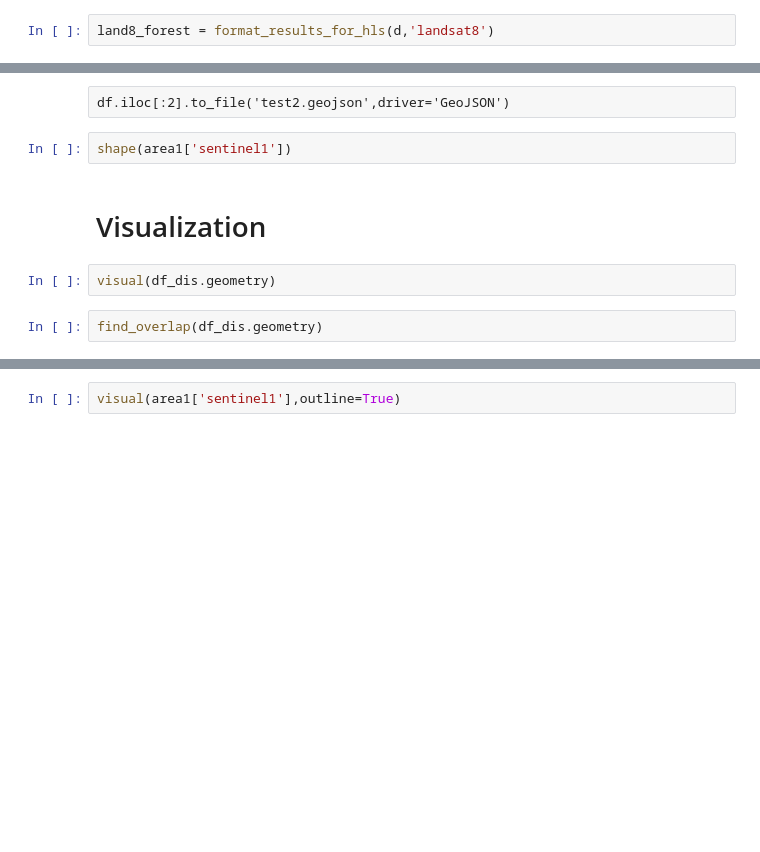
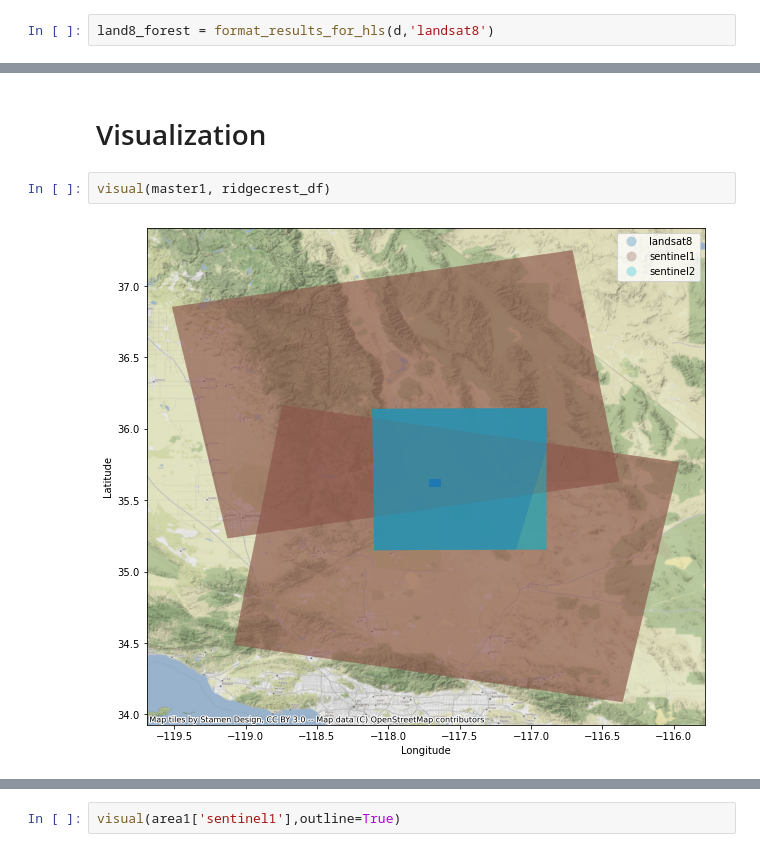
Before and after one commit to kvenkman/opera_coverage, a Jupyter notebook: notebooks/Coverage.ipynb, the cells around one changed output, grey strips where cells are left out. Cells and saved outputs as stored; diff of their text form; blank space fills up the shorter version.

```diff
--- a/notebooks/Coverage.ipynb
+++ b/notebooks/Coverage.ipynb
@@ -212,10 +189,6 @@ d[1].to_dict()
-# %% [raw]
-df.iloc[:2].to_file('test2.geojson',driver='GeoJSON')
-# %%
-shape(area1['sentinel1'])
 # %% [markdown]
 # Visualization
-# %%
-visual(df_dis.geometry)
-# %%
-find_overlap(df_dis.geometry)
+# %%
+visual(master1, ridgecrest_df)
+# %% [output]
+[figure, added]
```
Also changed, not shown: parts of 26 cells of this notebook, 5 other files.
